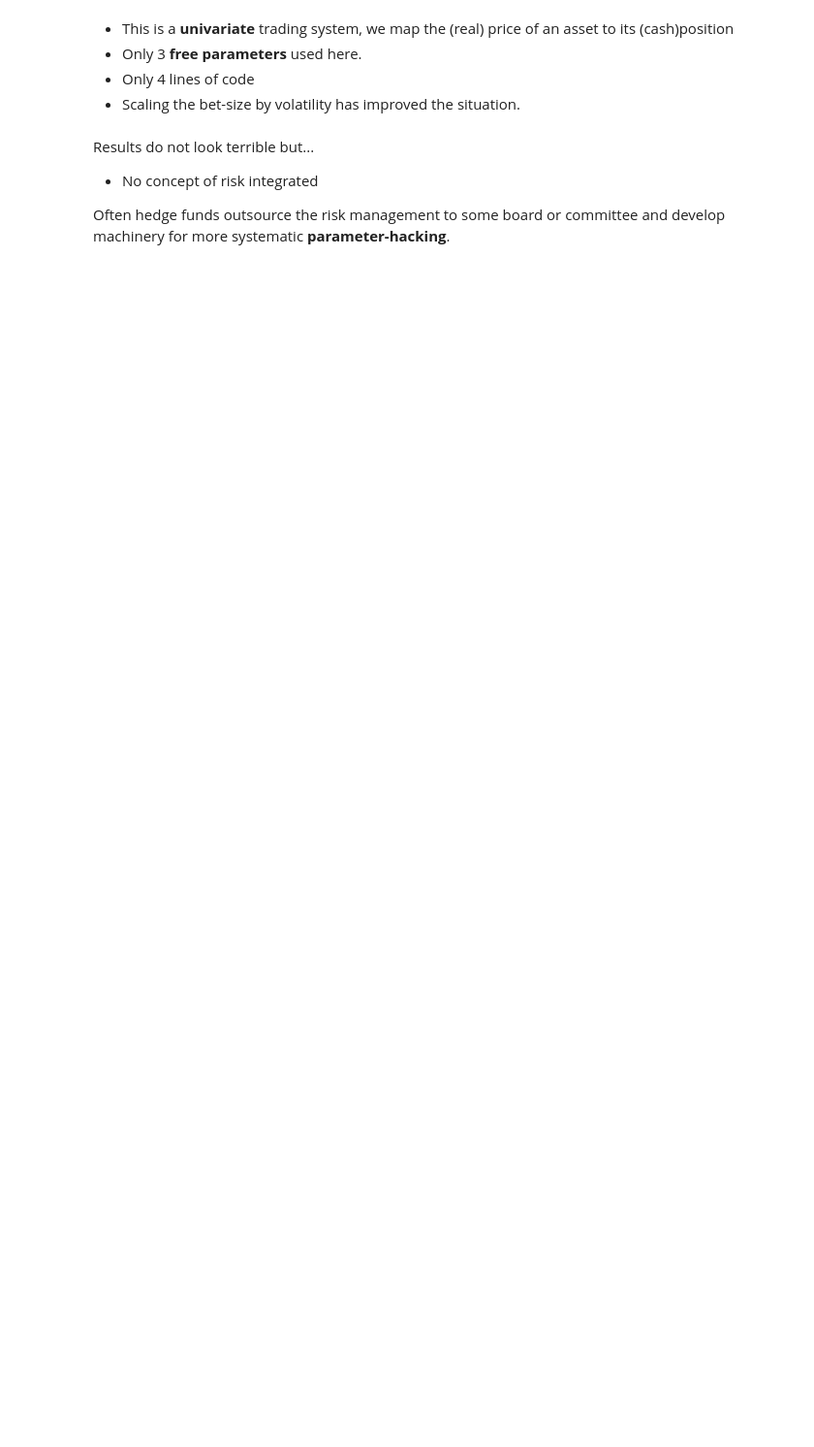
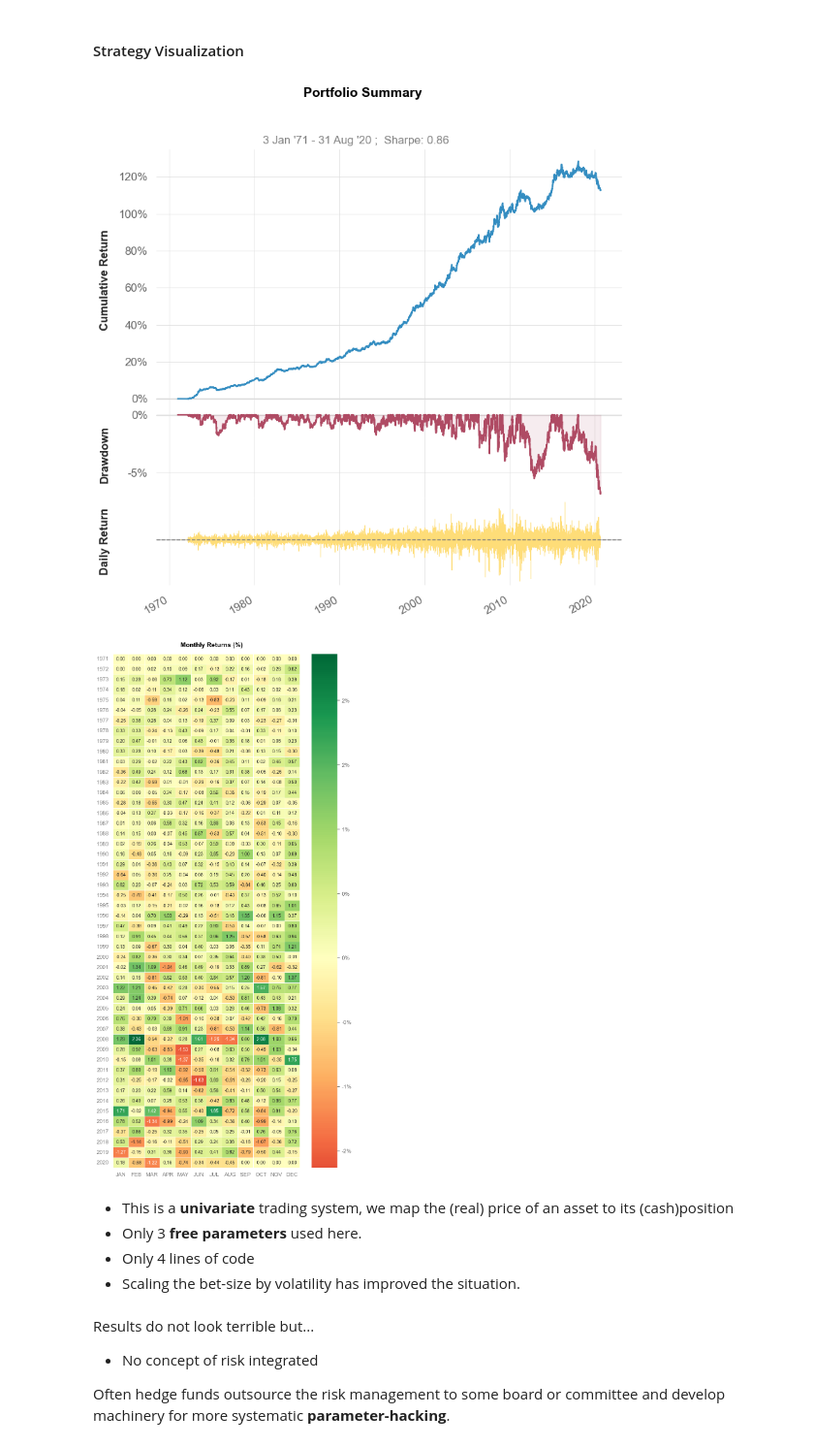
Before and after one commit to tschm/cs, a Jupyter notebook: book/docs/notebooks/Experiment2.ipynb, the cells around one changed output. Shown at 97% size. Cells and saved outputs as stored; diff of their text form; code cells hidden in the pictures; blank space fills up the shorter version.

```diff
--- a/book/docs/notebooks/Experiment2.ipynb
+++ b/book/docs/notebooks/Experiment2.ipynb
@@ -38,0 +30,3 @@ a.std.plot()
+# %%
+qs.reports.basic(portfolio.returns(init_capital=10000))
+# %% [output]
@@ -39,3 +51,6 @@ a.std.plot()
+Strategy Visualization
+[figure, added]
+[figure, added]
 # %% [markdown]
 * This is a **univariate** trading system, we map the (real) price of an asset to its (cash)position
 * Only 3 **free parameters** used here.
```
Also changed, not shown: parts of 7 cells of this notebook, 1 other file.
